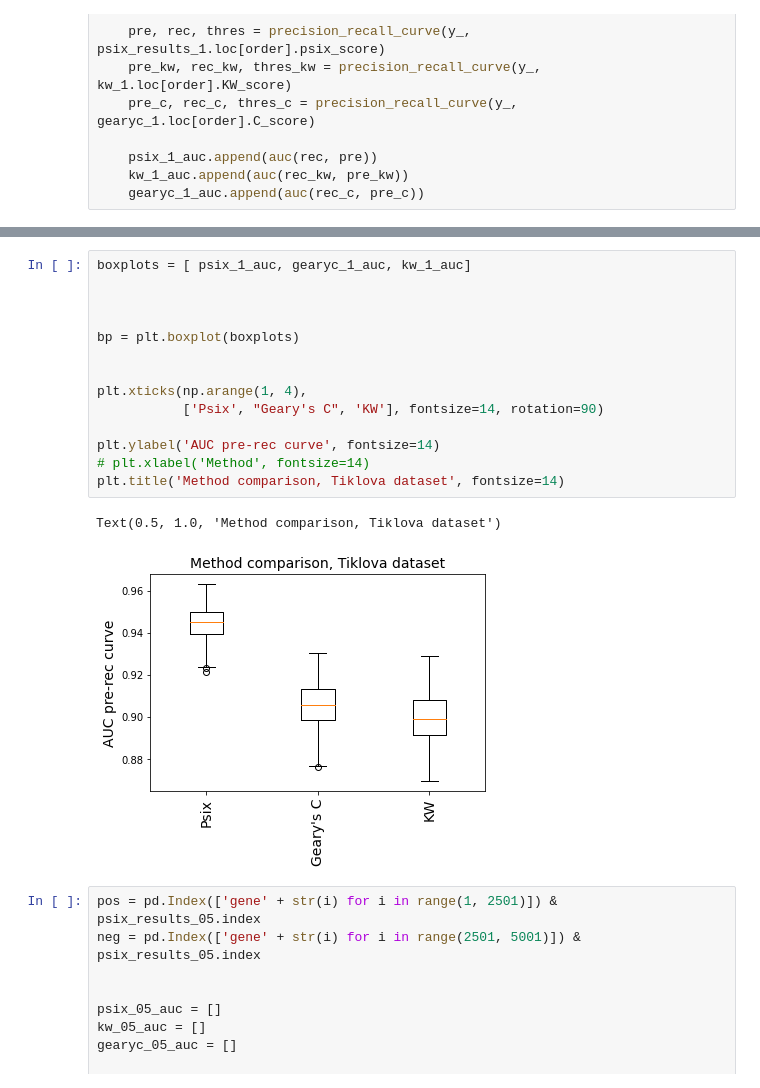
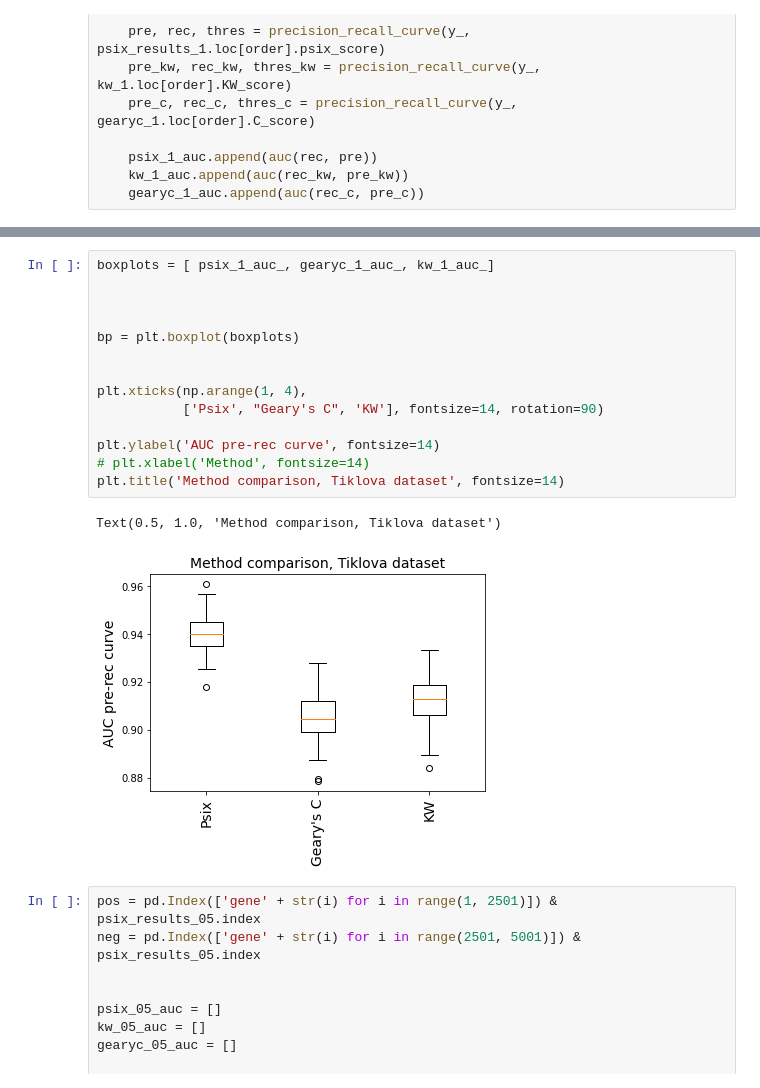
Before and after one commit to lareaulab/analysis_psix, a Jupyter notebook: simulations/simulations_analysis.ipynb, the cells around one changed output, grey strips where cells are left out. Saved outputs shown, nothing was run; the diff lists cells and outputs as text.

```diff
--- a/simulations/simulations_analysis.ipynb
+++ b/simulations/simulations_analysis.ipynb
@@ -203,20 +268,20 @@ for i in tqdm(range(200)):
 # %%
-boxplots = [ psix_1_auc, gearyc_1_auc, kw_1_auc]
+boxplots = [ psix_1_auc_, gearyc_1_auc_, kw_1_auc_]
 
 
 
 bp = plt.boxplot(boxplots)
 
 
 plt.xticks(np.arange(1, 4),
            ['Psix', "Geary's C", 'KW'], fontsize=14, rotation=90)
 
 plt.ylabel('AUC pre-rec curve', fontsize=14)
 # plt.xlabel('Method', fontsize=14)
 plt.title('Method comparison, Tiklova dataset', fontsize=14)
 # %% [output]
 Text(0.5, 1.0, 'Method comparison, Tiklova dataset')
-[figure, old version]
+[figure, new version]
 # %%
 pos = pd.Index(['gene' + str(i) for i in range(1, 2501)]) & psix_results_05.index
 neg = pd.Index(['gene' + str(i) for i in range(2501, 5001)]) & psix_results_05.index
```
Also changed, not shown: parts of 27 cells of this notebook, 36 other files.
